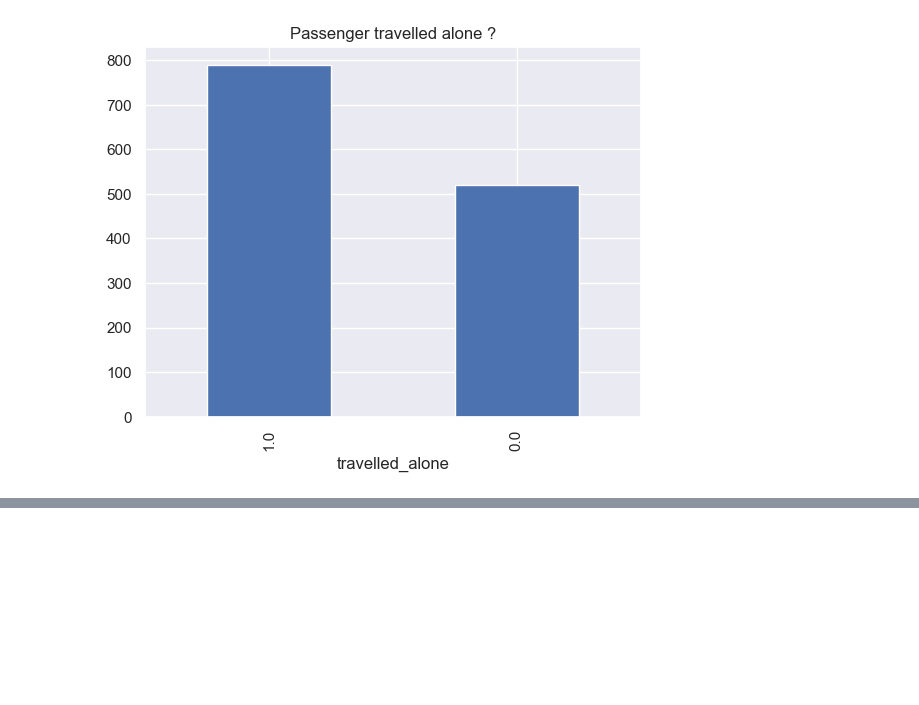
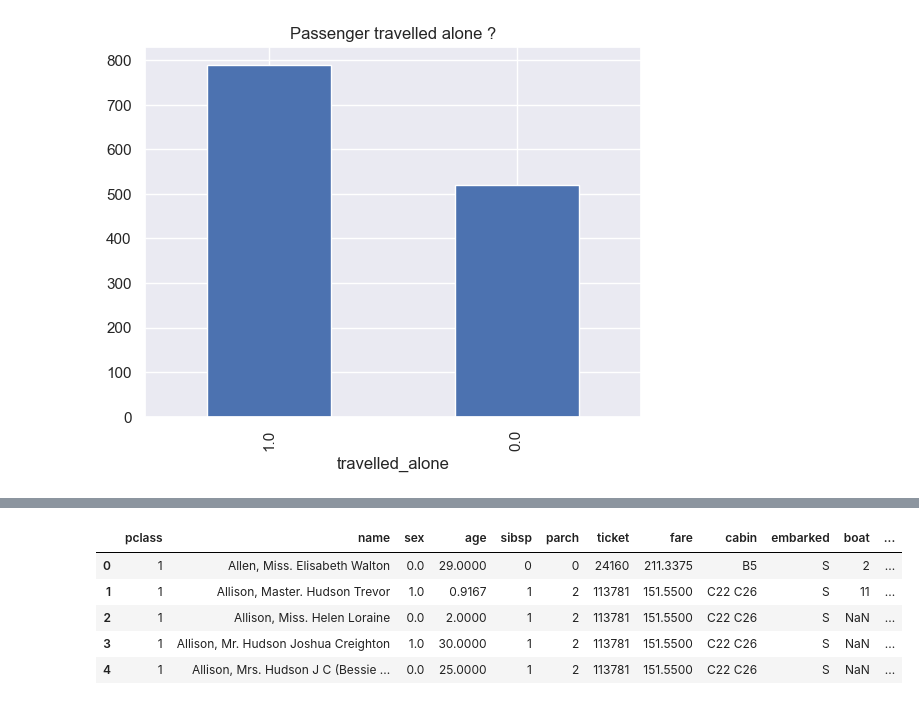
Before and after one commit to thisisouvik/ML-Concepts, a Jupyter notebook: Scikit-Learn/scikit-learn.ipynb, the cells around one changed output, grey strips where cells are left out. Cells and saved outputs as stored; diff of their text form; code cells hidden in the pictures; blank space fills up the shorter version.

```diff
--- a/Scikit-Learn/scikit-learn.ipynb
+++ b/Scikit-Learn/scikit-learn.ipynb
@@ -207,0 +210,4 @@ df['travelled_alone'].value_counts().plot(title='Passenger travelled alone ?', k
+# %%
+from sklearn.preprocessing import OneHotEncoder
+df[['female', 'male']] = OneHotEncoder().fit_transform(df[['sex']]).toarray()
+df[['sex', 'female', 'male']]
@@ -207,0 +228,10 @@ df['travelled_alone'].value_counts().plot(title='Passenger travelled alone ?', k
+# %%
+df['sex']= OneHotEncoder().fit_transform(df[['sex']]).toarray()[:,1]
+df.head()
+# %% [output]
+|  | pclass | name | sex | age | sibsp | parch | ticket | fare | cabin | embarked | boat | ... |
+| 0 | 1 | Allen, Miss. Elisabeth Walton | 0.0 | 29.0000 | 0 | 0 | 24160 | 211.3375 | B5 | S | 2 | ... |
+| 1 | 1 | Allison, Master. Hudson Trevor | 1.0 | 0.9167 | 1 | 2 | 113781 | 151.5500 | C22 C26 | S | 11 | ... |
+| 2 | 1 | Allison, Miss. Helen Loraine | 0.0 | 2.0000 | 1 | 2 | 113781 | 151.5500 | C22 C26 | S | NaN | ... |
+| 3 | 1 | Allison, Mr. Hudson Joshua Creighton | 1.0 | 30.0000 | 1 | 2 | 113781 | 151.5500 | C22 C26 | S | NaN | ... |
+| 4 | 1 | Allison, Mrs. Hudson J C (Bessie ... | 0.0 | 25.0000 | 1 | 2 | 113781 | 151.5500 | C22 C26 | S | NaN | ... |
```
Also changed, not shown: parts of 2 cells of this notebook.
